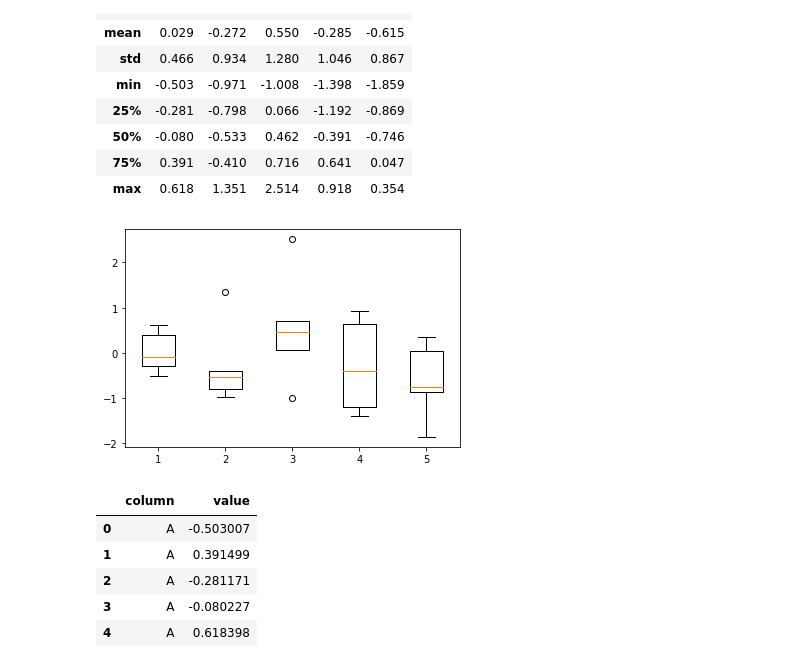
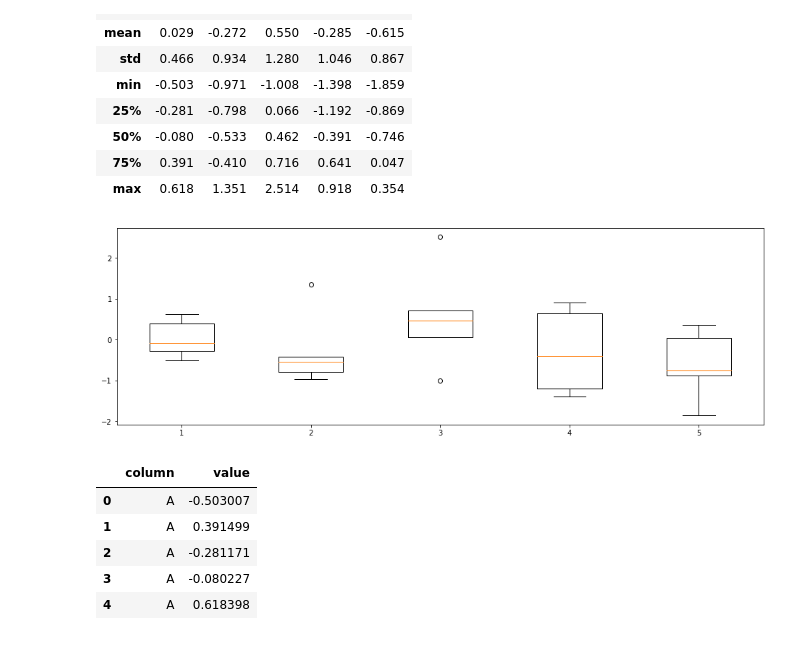
Before and after one commit to rubinkim/public_data, a Jupyter notebook: chapter_07/ch07_scikit-learn.ipynb, the cells around one changed output. Cells and saved outputs as stored; diff of their text form; code cells hidden in the pictures.

```diff
--- a/chapter_07/ch07_scikit-learn.ipynb
+++ b/chapter_07/ch07_scikit-learn.ipynb
@@ -46,10 +46,11 @@ data.describe().round(3)
 | 75% | 0.391 | -0.410 | 0.716 | 0.641 | 0.047 |
 | max | 0.618 | 1.351 | 2.514 | 0.918 | 0.354 |
 # %%
+plt.figure(figsize=(16, 5))
 plt.boxplot(data)
 plt.show()
 # %% [output]
-[figure, old version]
+[figure, new version]
 # %%
 df_melt = pd.melt(frame=data, value_vars=["A","B","C","D","E"], var_name='column', value_name='value')
 df_melt.head()
```
Also changed, not shown: parts of 4 cells of this notebook.
